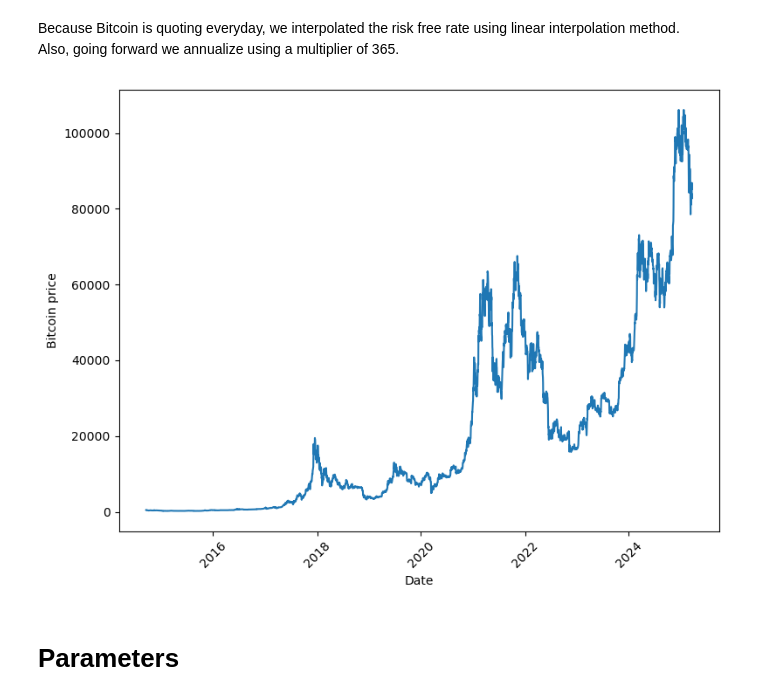
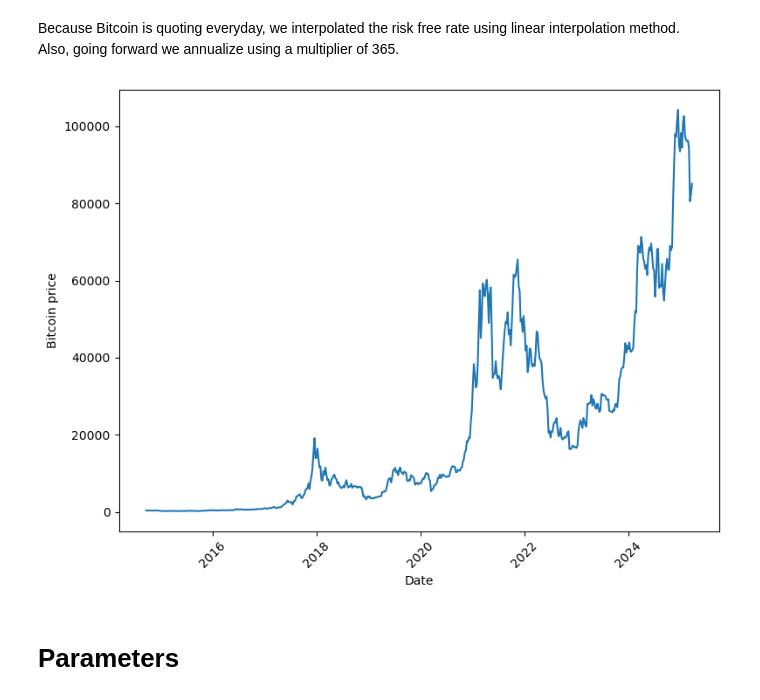
Before and after one commit to ugoescato/Applied-Master-Project, a Jupyter notebook: historical_analysis_daily.ipynb, the cells around one changed output. Saved outputs shown, nothing was run; the diff lists cells and outputs as text; code cells hidden in the pictures.

```diff
--- a/historical_analysis_daily.ipynb
+++ b/historical_analysis_daily.ipynb
@@ -50,14 +50,14 @@ Because Bitcoin is quoting everyday, we interpolated the risk free rate using li
 Also, going forward we annualize using a multiplier of 365.
 # %%
 plt.figure(figsize=(8, 6))
-plt.plot(btc_daily)
+plt.plot(btc_weekly)
 plt.xlabel('Date')
 plt.ylabel('Bitcoin price')
 plt.xticks(rotation=45)
 plt.tight_layout()
 plt.show()
 # %% [output]
-[figure, old version]
+[figure, new version]
 # %% [markdown]
 # Parameters
 # %% [markdown]
```
Also changed, not shown: parts of 21 cells of this notebook, 1 other file.
